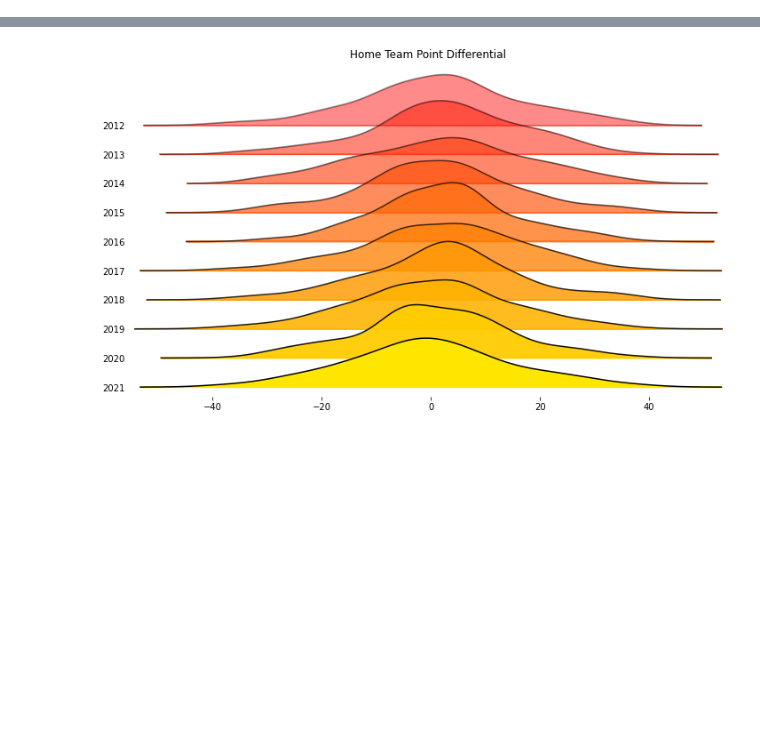
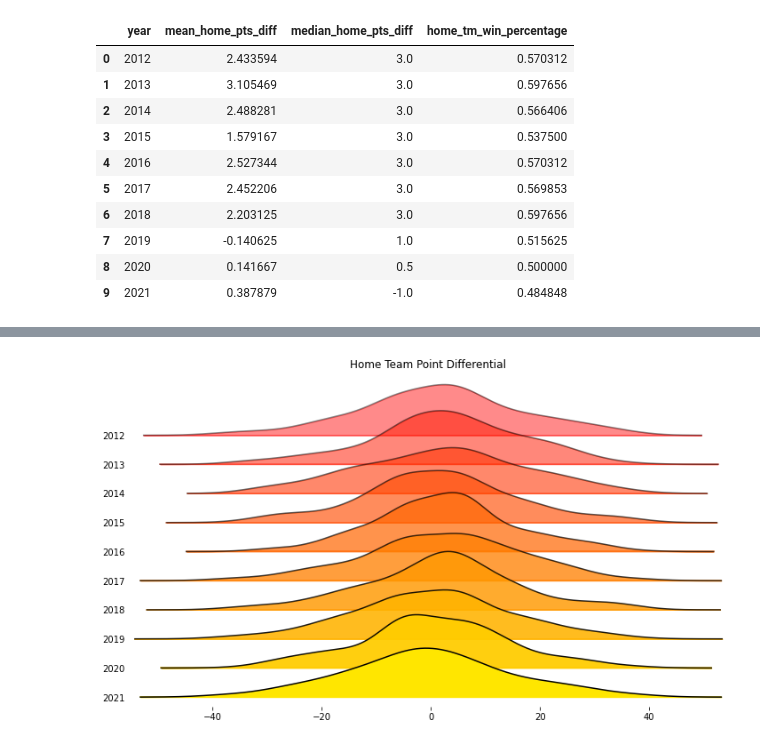
Before and after one commit to mtodisco10/sports-analytics, a Jupyter notebook: home-field-advantage/home_field_advantage.ipynb, the cells around one changed output, grey strips where cells are left out. Saved outputs shown, nothing was run; the diff lists cells and outputs as text; code cells hidden in the pictures; blank space fills up the shorter version.

```diff
--- a/home-field-advantage/home_field_advantage.ipynb
+++ b/home-field-advantage/home_field_advantage.ipynb
@@ -10,0 +40,14 @@ scores['year'] = pd.to_datetime(scores.date).dt.year
+# %%
+score_agg_by_year
+# %% [output]
+|  | year | mean_home_pts_diff | median_home_pts_diff | home_tm_win_percentage |
+| 0 | 2012 | 2.433594 | 3.0 | 0.570312 |
+| 1 | 2013 | 3.105469 | 3.0 | 0.597656 |
+| 2 | 2014 | 2.488281 | 3.0 | 0.566406 |
+| 3 | 2015 | 1.579167 | 3.0 | 0.537500 |
+| 4 | 2016 | 2.527344 | 3.0 | 0.570312 |
+| 5 | 2017 | 2.452206 | 3.0 | 0.569853 |
+| 6 | 2018 | 2.203125 | 3.0 | 0.597656 |
+| 7 | 2019 | -0.140625 | 1.0 | 0.515625 |
+| 8 | 2020 | 0.141667 | 0.5 | 0.500000 |
+| 9 | 2021 | 0.387879 | -1.0 | 0.484848 |
```
Also changed, not shown: parts of 8 cells of this notebook.
